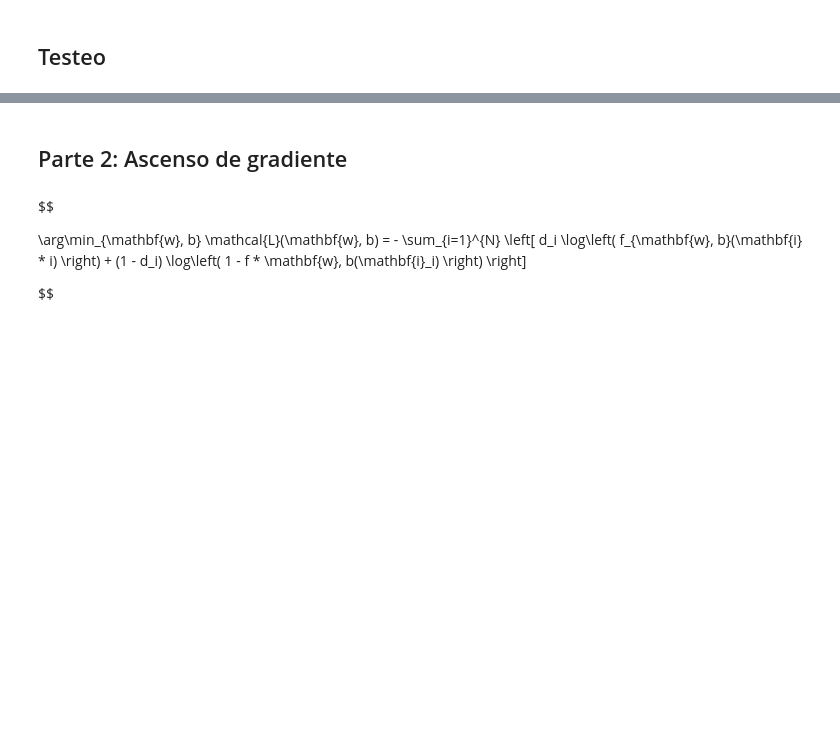
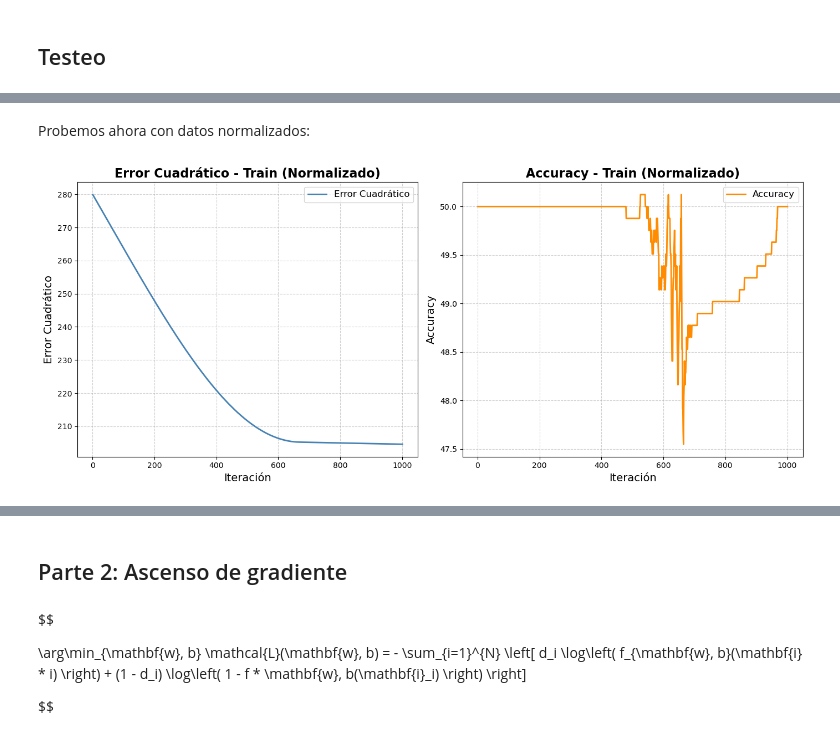
Before and after one commit to seremare9/TP2metodos, a Jupyter notebook: gd.ipynb, the cells around one changed output, grey strips where cells are left out. Saved outputs shown, nothing was run; the diff lists cells and outputs as text; code cells hidden in the pictures; blank space fills up the shorter version.

```diff
--- a/gd.ipynb
+++ b/gd.ipynb
@@ -364,3 +413,53 @@ plt.show()
+# %% [markdown]
+Probemos ahora con datos normalizados:
+# %%
+# Para entrenamiento:
+
+w = np.random.uniform(-1, 1, (i_train.shape[1], 1)) * 0.01
+b = np.random.uniform(-1, 1) * 0.01
+alpha = 1e-7
+normalizar = True
+
+w_optimo, b_optimo, valores_loss_train, accuracy_train = gradient_descent(w, b, i_train, d_train, alpha, normalizar)
+
+# Cálculo de TP, TN, FP y FN para ENTRENAMIENTO
+
+z = i_train @ w_optimo + b_optimo
+y_hat = (np.tanh(z) + 1) / 2
+y_hat_labels = (y_hat >= 0.5).astype(int)
+d_true = d_train.astype(int)
+
+TP_desc_train = np.sum((y_hat_labels == 1) & (d_true == 1))
+TN_desc_train = np.sum((y_hat_labels == 0) & (d_true == 0))
+FP_desc_train = np.sum((y_hat_labels == 1) & (d_true == 0))
+FN_desc_train = np.sum((y_hat_labels == 0) & (d_true == 1))
+
+fig, axes = plt.subplots(1, 2, figsize=(14, 6))
+
+# Datos del eje x (iteraciones)
+iteraciones_loss = np.arange(1, len(valores_loss_train) + 1)
+iteraciones_acc = np.arange(1, len(accuracy_train) + 1)
+
+# --- Subgráfico 1: Error Cuadrático ---
+axes[0].plot(np.arange(1, len(valores_loss_train)+1), valores_loss_train, color='steelblue', linewidth=2, label='Error Cuadrático')
+axes[0].set_title('Error Cuadrático - Train (Normalizado)', fontsize=16, fontweight='bold')
+axes[0].set_xlabel('Iteración', fontsize=14)
+axes[0].set_ylabel('Error Cuadrático', fontsize=14)
+axes[0].legend(fontsize=12)
+axes[0].grid(True, linestyle='--', alpha=0.6)
+
+# --- Subgráfico 2: Accuracy ---
+axes[1].plot(np.arange(1, len(accuracy_train)+1), accuracy_train, color='darkorange', linewidth=2, label='Accuracy')
+axes[1].set_title('Accuracy - Train (Normalizado)', fontsize=16, fontweight='bold')
+axes[1].set_xlabel('Iteración', fontsize=14)
+axes[1].set_ylabel('Accuracy', fontsize=14)
+axes[1].legend(fontsize=12)
+axes[1].grid(True, linestyle='--', alpha=0.6)
+
+plt.tight_layout()
+plt.show()
+# %% [output]
+[figure, added]
 # %%
 # plt.figure(figsize=(12, 6))
 # sns.set_style("whitegrid")
```
Also changed, not shown: parts of 14 cells of this notebook.
